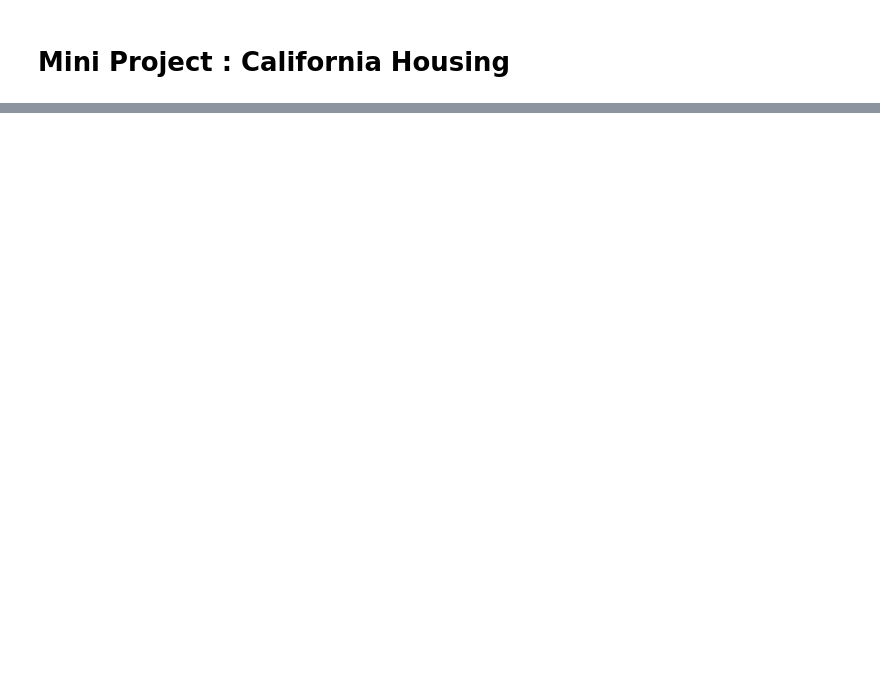
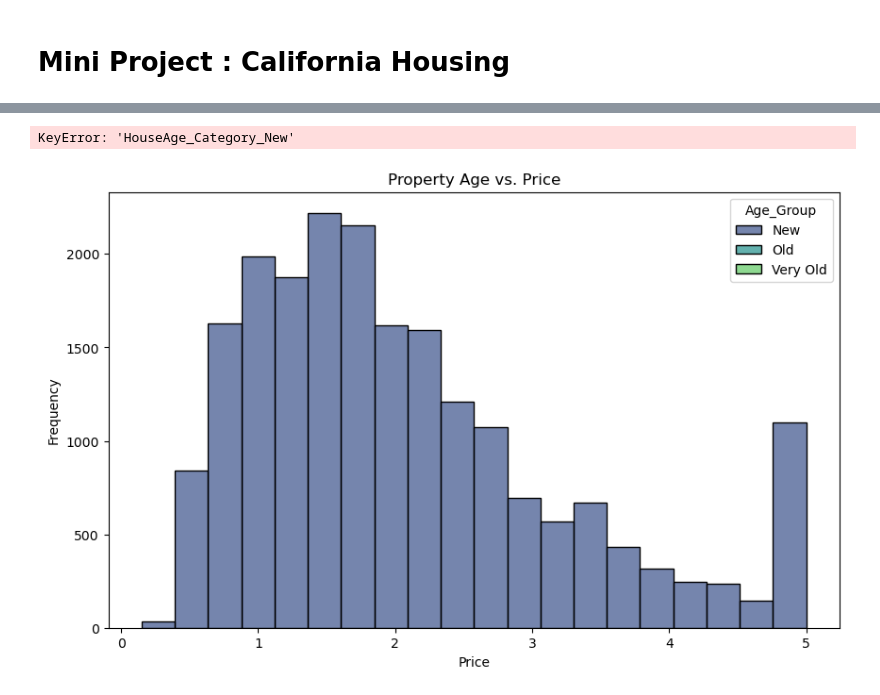
Before and after one commit to k0ren0/DI-Bootcamp-TTA8, a Jupyter notebook: week5/day5/XP-exercises/Exercises-Mini-project-Copy1.ipynb, the cells around one changed output, grey strips where cells are left out. Saved outputs shown, nothing was run; the diff lists cells and outputs as text; code cells hidden in the pictures; blank space fills up the shorter version.

```diff
--- a/week5/day5/XP-exercises/Exercises-Mini-project-Copy1.ipynb
+++ b/week5/day5/XP-exercises/Exercises-Mini-project-Copy1.ipynb
@@ -94,0 +95,56 @@ DataFrame after all operations:
+# %%
+# Importing necessary libraries
+import matplotlib.pyplot as plt
+
+# Simulate a categorical variable for 'HouseAge'
+df['HouseAge_Category'] = pd.cut(df['HouseAge'], bins=[0, 10, 30, float('inf')], labels=['New', 'Old', 'Very Old'])
+df = pd.get_dummies(df, columns=['HouseAge_Category'], prefix='HouseAge_Category', drop_first=True)
+
+# Now the columns should be present
+new_houses = df[df['HouseAge_Category_New'] == 1]
+old_houses = df[df['HouseAge_Category_Old'] == 1]
+very_old_houses = df[df['HouseAge_Category_Very Old'] == 1]
+
+# Boolean Indexing for Age Groups
+df['Age_Group'] = pd.cut(df['HouseAge'], bins=[0, 10, 30, np.inf], labels=['New', 'Old', 'Very Old'])
+
+# Plotting Histograms
+plt.figure(figsize=(12, 6))
+
+# Histogram for New Houses
+plt.subplot(1, 3, 1)
+plt.hist(df[df['Age_Group'] == 'New']['Target'], bins=20, color='blue', alpha=0.7)
+plt.title('New Houses')
+
+# Histogram for Old Houses
+plt.subplot(1, 3, 2)
+plt.hist(df[df['Age_Group'] == 'Old']['Target'], bins=20, color='green', alpha=0.7)
+plt.title('Old Houses')
+
+# Histogram for Very Old Houses
+plt.subplot(1, 3, 3)
+plt.hist(df[df['Age_Group'] == 'Very Old']['Target'], bins=20, color='red', alpha=0.7)
+plt.title('Very Old Houses')
+
+plt.suptitle('Property Age vs. Price')
+plt.show()
+# %% [output]
+KeyError: 'HouseAge_Category_New'
+# %%
+import seaborn as sns
+
+# Boolean Indexing for Age Groups
+df['Age_Group'] = pd.cut(df['HouseAge'], bins=[0, 10, 30, np.inf], labels=['New', 'Old', 'Very Old'])
+
+# Plotting Histograms
+plt.figure(figsize=(10, 6))
+
+# Histogram for Different Age Groups
+sns.histplot(data=df, x='Target', hue='Age_Group', bins=20, multiple='stack', palette='viridis', alpha=0.7)
+
+plt.title('Property Age vs. Price')
+plt.xlabel('Price')
+plt.ylabel('Frequency')
+plt.show()
+# %% [output]
+[figure, added]
```
Also changed, not shown: parts of 3 cells of this notebook, 3 other files.
